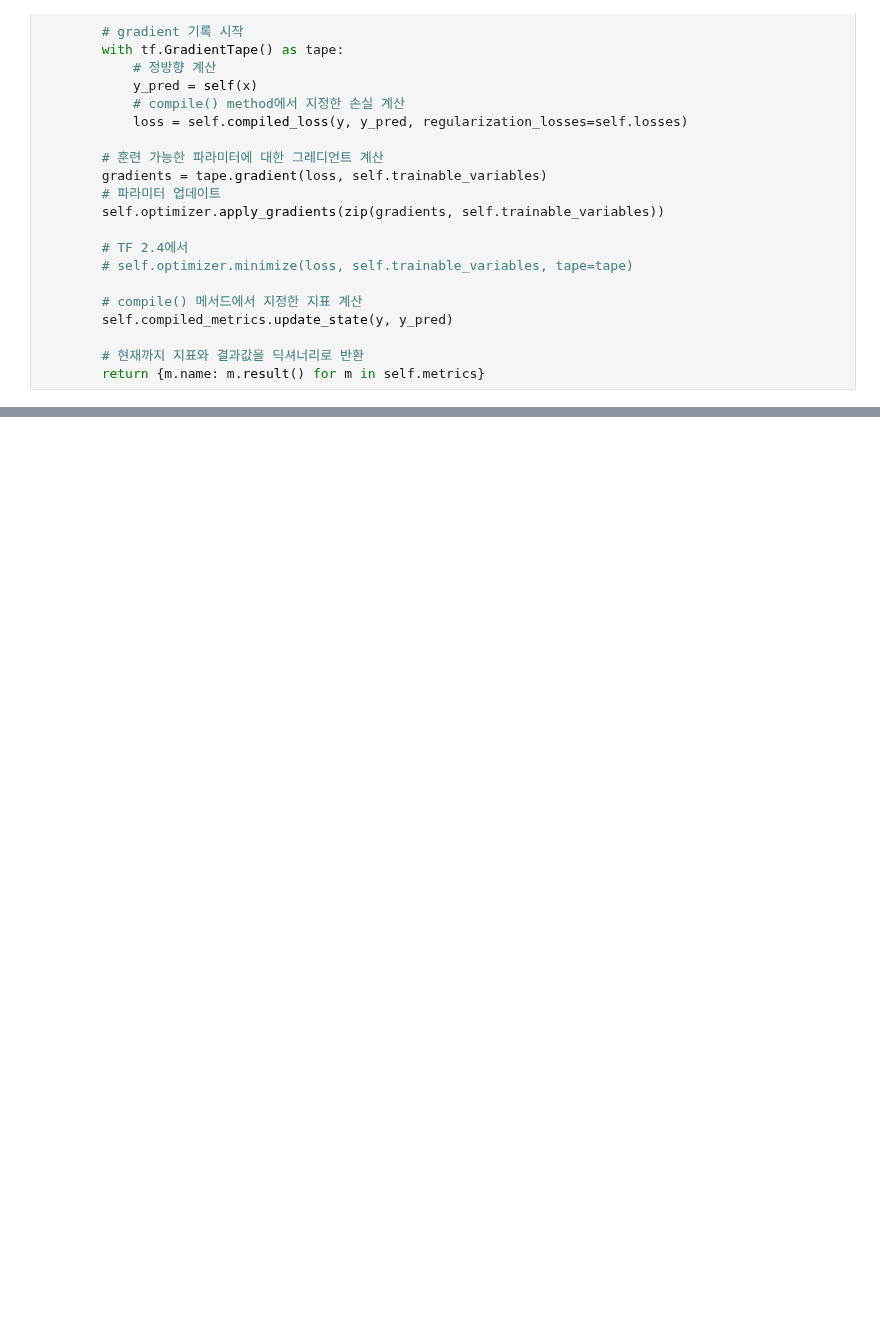
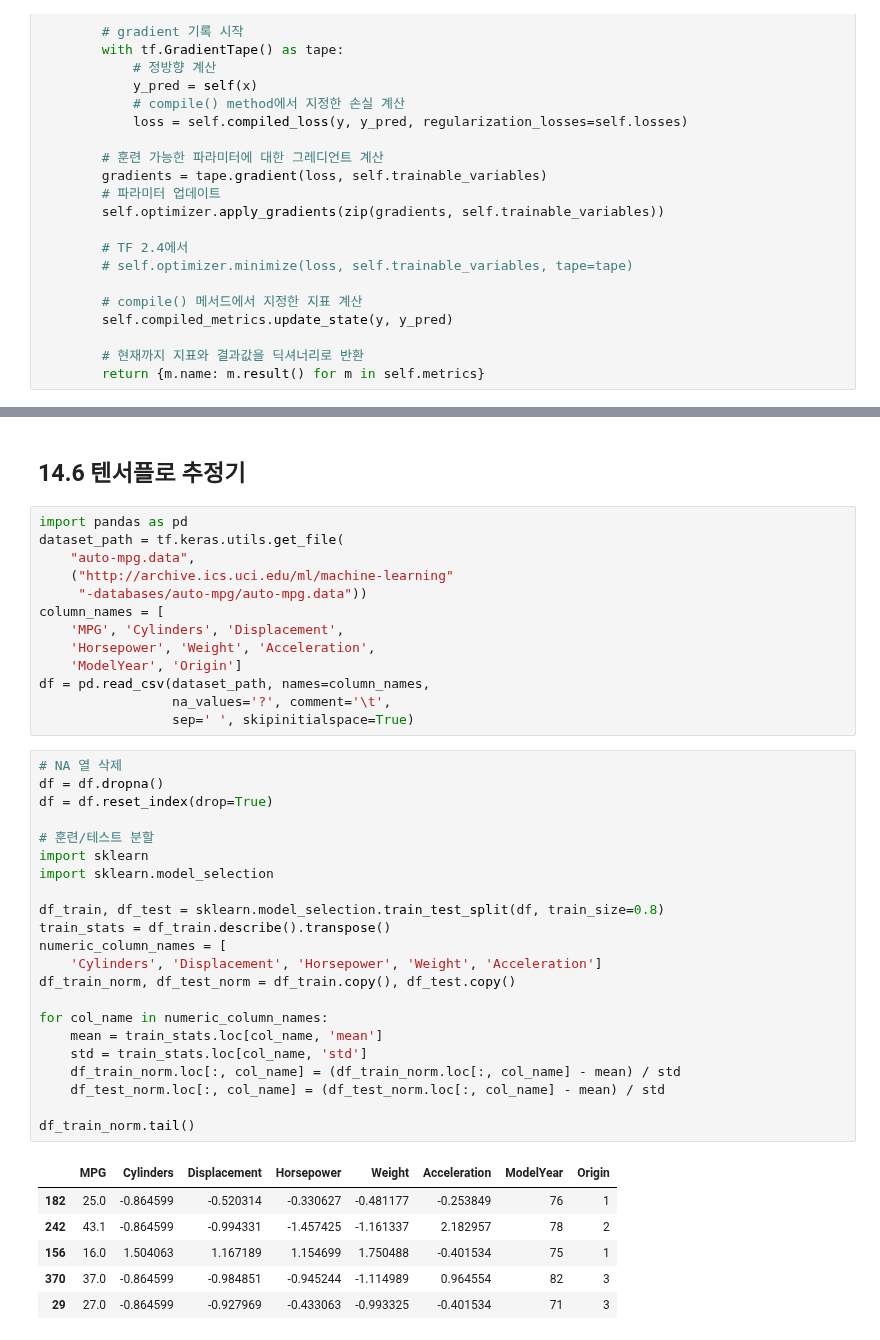
Before and after one commit to sunghyouk/study_room, a Jupyter notebook: python_ML/ex_chapter_14.ipynb, the cells around one changed output, grey strips where cells are left out. Saved outputs shown, nothing was run; the diff lists cells and outputs as text; blank space fills up the shorter version.

```diff
--- a/python_ML/ex_chapter_14.ipynb
+++ b/python_ML/ex_chapter_14.ipynb
@@ -383,0 +510,44 @@ class MyCustomStepModel (MyModel):
+# %% [markdown]
+## 14.6 텐서플로 추정기
+# %%
+import pandas as pd
+dataset_path = tf.keras.utils.get_file(
+    "auto-mpg.data",
+    ("http://archive.ics.uci.edu/ml/machine-learning"
+     "-databases/auto-mpg/auto-mpg.data"))
+column_names = [
+    'MPG', 'Cylinders', 'Displacement',
+    'Horsepower', 'Weight', 'Acceleration',
+    'ModelYear', 'Origin']
+df = pd.read_csv(dataset_path, names=column_names,
+                 na_values='?', comment='\t',
+                 sep=' ', skipinitialspace=True)
+# %%
+# NA 열 삭제
+df = df.dropna()
+df = df.reset_index(drop=True)
+
+# 훈련/테스트 분할
+import sklearn
+import sklearn.model_selection
+
+df_train, df_test = sklearn.model_selection.train_test_split(df, train_size=0.8)
+train_stats = df_train.describe().transpose()
+numeric_column_names = [
+    'Cylinders', 'Displacement', 'Horsepower', 'Weight', 'Acceleration']
+df_train_norm, df_test_norm = df_train.copy(), df_test.copy()
+
+for col_name in numeric_column_names:
+    mean = train_stats.loc[col_name, 'mean']
+    std = train_stats.loc[col_name, 'std']
+    df_train_norm.loc[:, col_name] = (df_train_norm.loc[:, col_name] - mean) / std
+    df_test_norm.loc[:, col_name] = (df_test_norm.loc[:, col_name] - mean) / std
+
+df_train_norm.tail()
+# %% [output]
+|  | MPG | Cylinders | Displacement | Horsepower | Weight | Acceleration | ModelYear | Origin |
+| 182 | 25.0 | -0.864599 | -0.520314 | -0.330627 | -0.481177 | -0.253849 | 76 | 1 |
+| 242 | 43.1 | -0.864599 | -0.994331 | -1.457425 | -1.161337 | 2.182957 | 78 | 2 |
+| 156 | 16.0 | 1.504063 | 1.167189 | 1.154699 | 1.750488 | -0.401534 | 75 | 1 |
+| 370 | 37.0 | -0.864599 | -0.984851 | -0.945244 | -1.114989 | 0.964554 | 82 | 3 |
+| 29 | 27.0 | -0.864599 | -0.927969 | -0.433063 | -0.993325 | -0.401534 | 71 | 3 |
```
Also changed, not shown: parts of 10 cells of this notebook.
